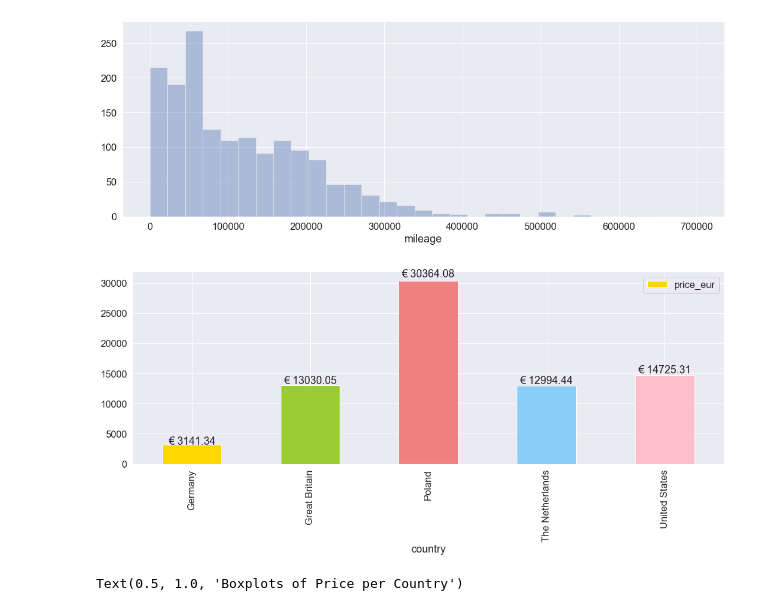
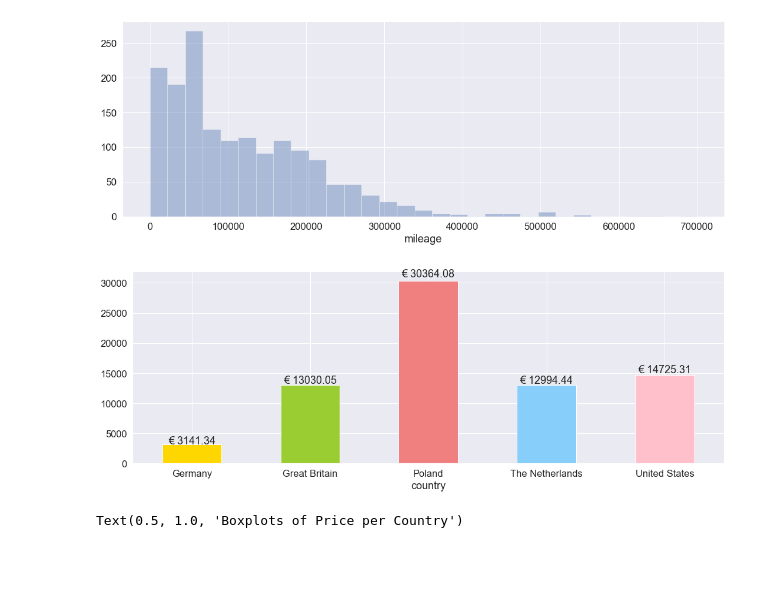
Before and after one commit to tableClothed/cars-price-comparision, a Jupyter notebook: visualizations.ipynb, the cells around one changed output. Cells and saved outputs as stored; diff of their text form; code cells hidden in the pictures; blank space fills up the shorter version.

```diff
--- a/visualizations.ipynb
+++ b/visualizations.ipynb
@@ -73,7 +73,7 @@ plt.show()
 # rcParams["figure.figsize"] = 18, 6
 df_m = df.mark.value_counts().to_frame()
 df_m = df_m.head(10)
-df_bars = df_m.plot(kind="bar", figsize=(18, 6), title="10 most common marks", color=[randomize_colors(10)])
+df_bars = df_m.plot(kind="bar", figsize=(18, 6), title="10 most common marks", color=[randomize_colors(10)], legend=False, rot=0)
 for bar in df_bars.patches:
     width, height = bar.get_width(), bar.get_height()
     x, y = bar.get_xy()
@@ -179,13 +181,13 @@ plt.show()
 # %%
 df_country_mean = df.groupby(['country']).mean().round(2)
 df_country_mean = df_country_mean['price_eur'].to_frame()
-df_bars = df_country_mean.plot(kind="bar", color=[randomize_colors()])
+df_bars = df_country_mean.plot(kind="bar", color=[randomize_colors()],legend=False, rot=0)
 for bar in df_bars.patches:
     width, height = bar.get_width(), bar.get_height()
     x, y = bar.get_xy()
     df_bars.annotate(f'€ {height}', (x + width/2, y + height*1.02), ha='center')
 # %% [output]
-[figure, old version]
+[figure, new version]
 # %%
 df2 = df[df.price_eur < 200_000]
 plt.figure(figsize=(12, 12))
```
Also changed, not shown: parts of 4 cells of this notebook, 19 other files.
